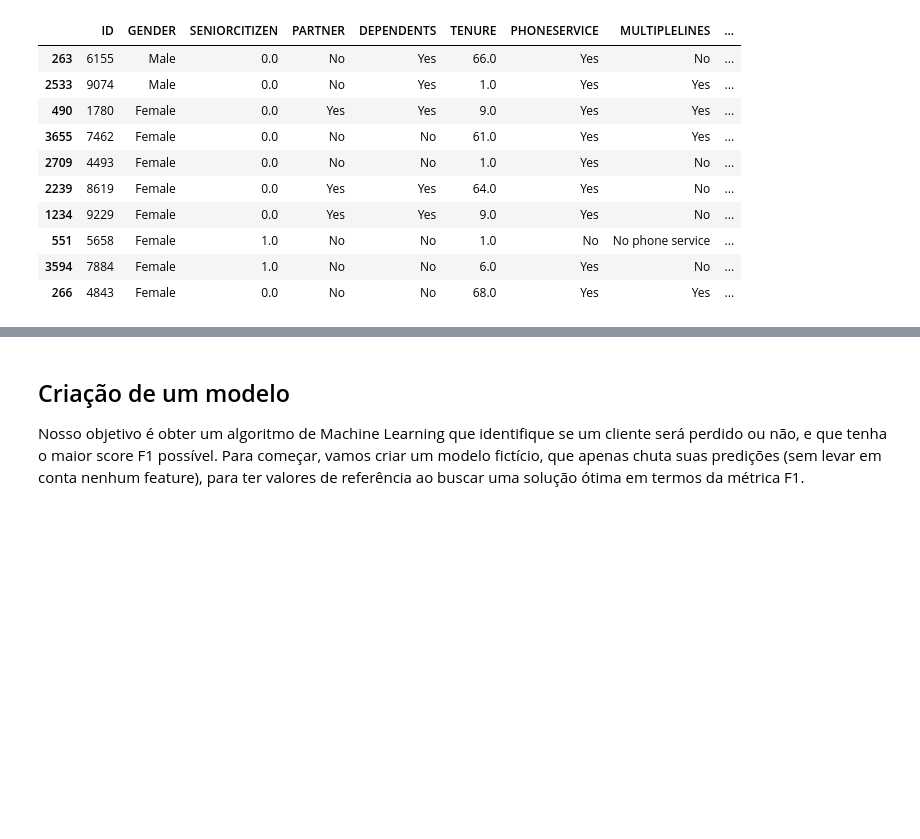
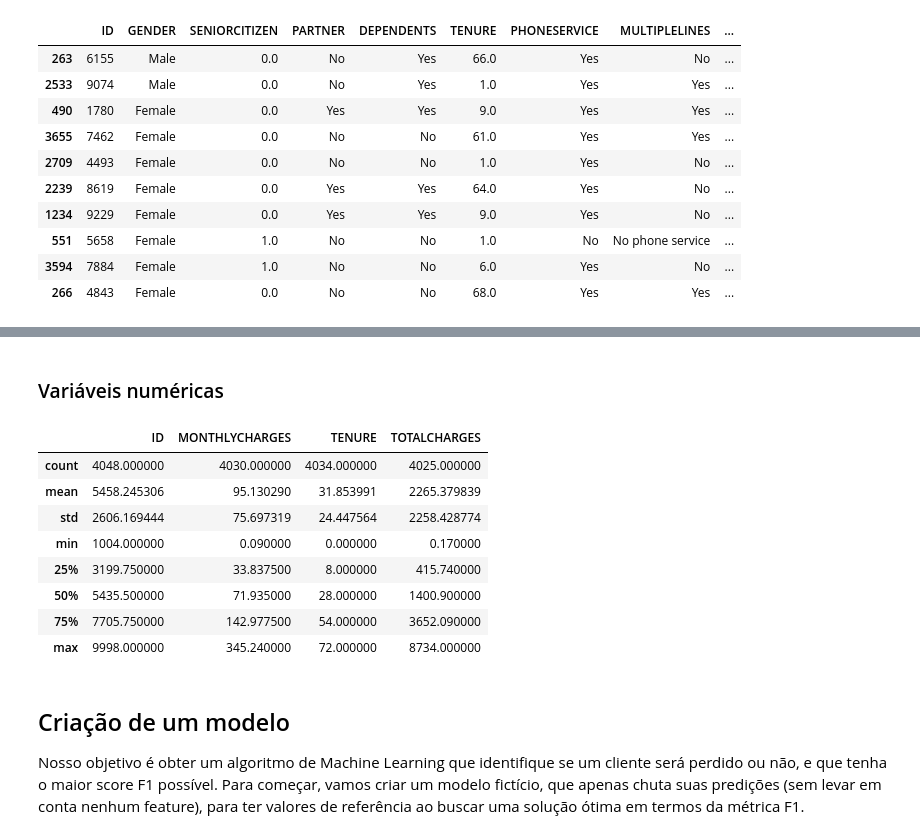
Before and after one commit to he7d3r/maratona-behind-the-code-2021, a Jupyter notebook: 5-sonda/solução/notebook.ipynb, the cells around one changed output, grey strips where cells are left out. Cells and saved outputs as stored; diff of their text form; code cells hidden in the pictures; blank space fills up the shorter version.

```diff
--- a/5-sonda/solução/notebook.ipynb
+++ b/5-sonda/solução/notebook.ipynb
@@ -131,3 +183,21 @@ with pd.option_context("display.max_columns", None):
+# %% [markdown]
+### Variáveis numéricas
+# %%
+num_cols = ['ID', 'MONTHLYCHARGES', 'TENURE', 'TOTALCHARGES']
+with pd.option_context("display.max_columns", None):
+    df_train_num = df_train[num_cols].copy()
+    df_train_num['TOTALCHARGES'] = pd.to_numeric(df_train_num['TOTALCHARGES'], errors='coerce')
+    display(df_train_num.describe())
+# %% [output]
+|  | ID | MONTHLYCHARGES | TENURE | TOTALCHARGES |
+| count | 4048.000000 | 4030.000000 | 4034.000000 | 4025.000000 |
+| mean | 5458.245306 | 95.130290 | 31.853991 | 2265.379839 |
+| std | 2606.169444 | 75.697319 | 24.447564 | 2258.428774 |
+| min | 1004.000000 | 0.090000 | 0.000000 | 0.170000 |
+| 25% | 3199.750000 | 33.837500 | 8.000000 | 415.740000 |
+| 50% | 5435.500000 | 71.935000 | 28.000000 | 1400.900000 |
+| 75% | 7705.750000 | 142.977500 | 54.000000 | 3652.090000 |
+| max | 9998.000000 | 345.240000 | 72.000000 | 8734.000000 |
 # %% [markdown]
 ## Criação de um modelo
 
```
Also changed, not shown: parts of 6 cells of this notebook.
